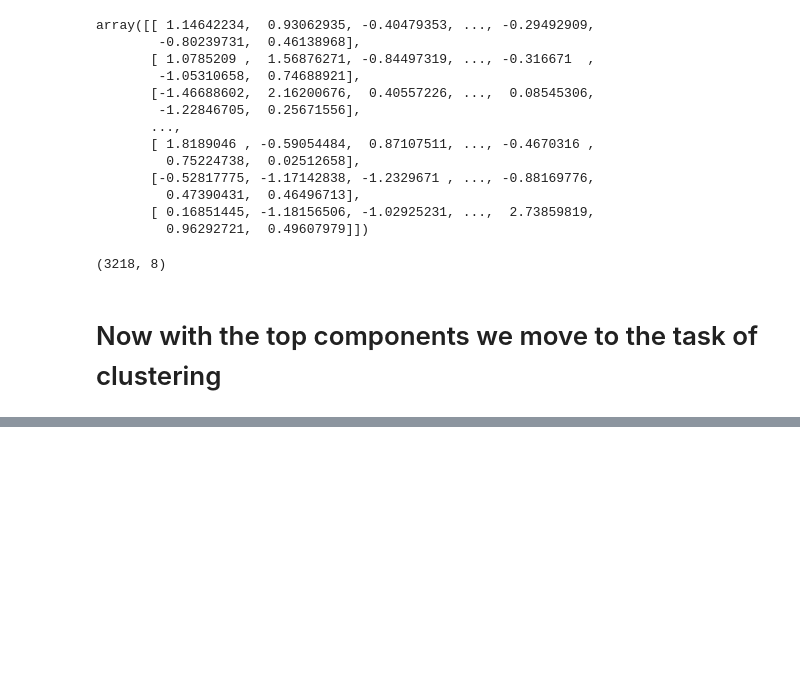
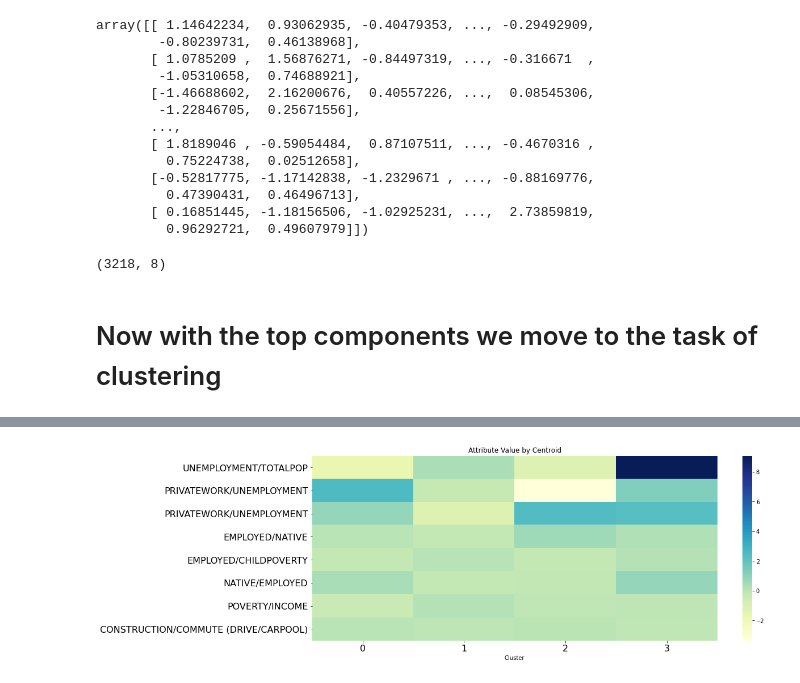
Before and after one commit to sjtalkar/PCAKMeansApplications, a Jupyter notebook: Amazons3CensusClustering.ipynb, the cells around one changed output, grey strips where cells are left out. Cells and saved outputs as stored; diff of their text form; code cells hidden in the pictures; blank space fills up the shorter version.

```diff
--- a/Amazons3CensusClustering.ipynb
+++ b/Amazons3CensusClustering.ipynb
@@ -494,0 +583,2 @@ SyntaxError: invalid syntax (<ipython-input-34-62457db14f8a>, line 1)
+# %%
+l_cluster_centers = [kmeans.cluster_centers_[i] for i in range (len(kmeans.cluster_centers_))]
@@ -494,0 +607,31 @@ SyntaxError: invalid syntax (<ipython-input-34-62457db14f8a>, line 1)
+# %%
+l_cluster_centers_matrix = np.vstack(l_cluster_centers)
+# %%
+# PCA_list=["Poverty/Unemployment", "Self Employment/Public Workers", "High Income/Professional & Office Workers", \
+# "Black/Native Am Populations & Public/Professional Workers", "Construction & Commuters"]
+
+comp_1 = 'UNEMPLOYMENT/TOTALPOP'
+comp_2 = 'PRIVATEWORK/UNEMPLOYMENT'
+comp_3 = 'PRIVATEWORK/UNEMPLOYMENT'
+comp_4 = 'EMPLOYED/NATIVE'
+comp_5 = 'EMPLOYED/CHILDPOVERTY'
+comp_6 = 'NATIVE/EMPLOYED'
+comp_7 = 'POVERTY/INCOME'
+comp_8 = 'CONSTRUCTION/COMMUTE (DRIVE/CARPOOL)'
+
+
+
+
+PCA_list= [comp_1, comp_2, comp_3, comp_4, comp_5, comp_6, comp_7, comp_8]
+# %%
+l_cluster_centers_df = pd. DataFrame(l_cluster_centers_matrix, columns=PCA_list)
+# %%
+plt.figure(figsize=(16, 6))
+ax = sns.heatmap(l_cluster_centers_df.T, cmap="YlGnBu")
+ax.set_xlabel("Cluster")
+plt.yticks(fontsize=16)
+plt.xticks(fontsize=16)
+ax.set_title("Attribute Value by Centroid")
+plt.show()
+# %% [output]
+[figure, added]
```
Also changed, not shown: parts of 15 cells of this notebook.
